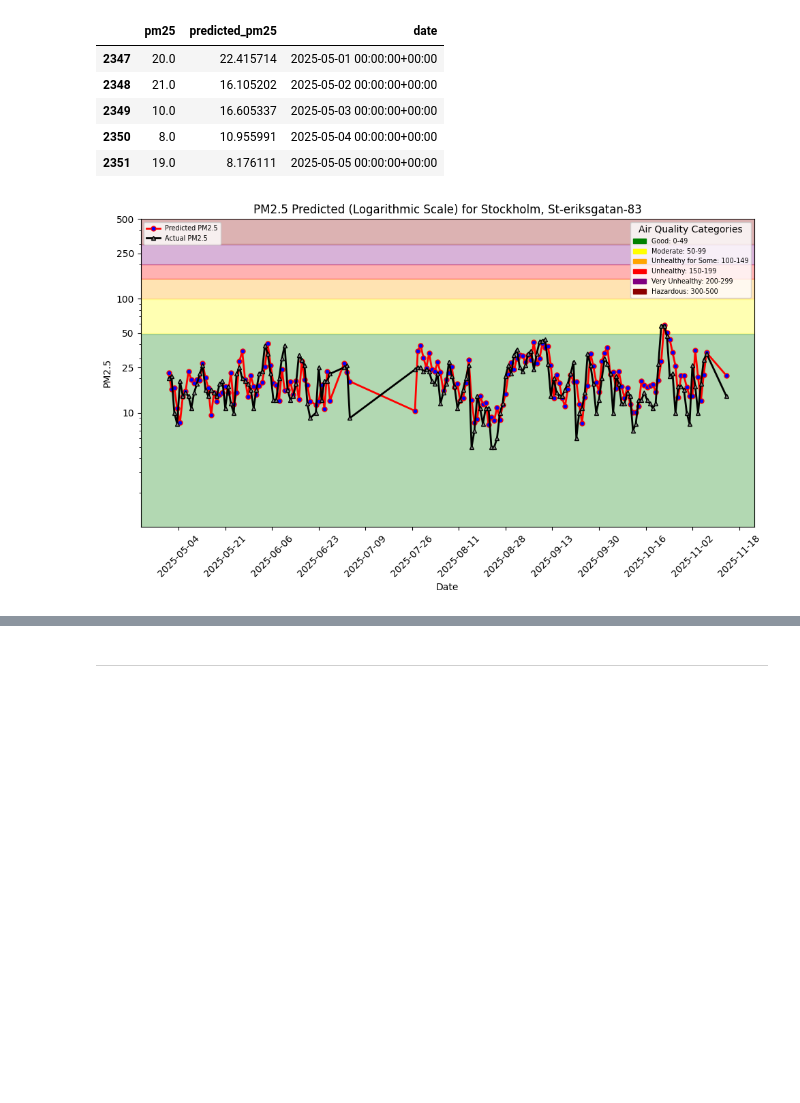
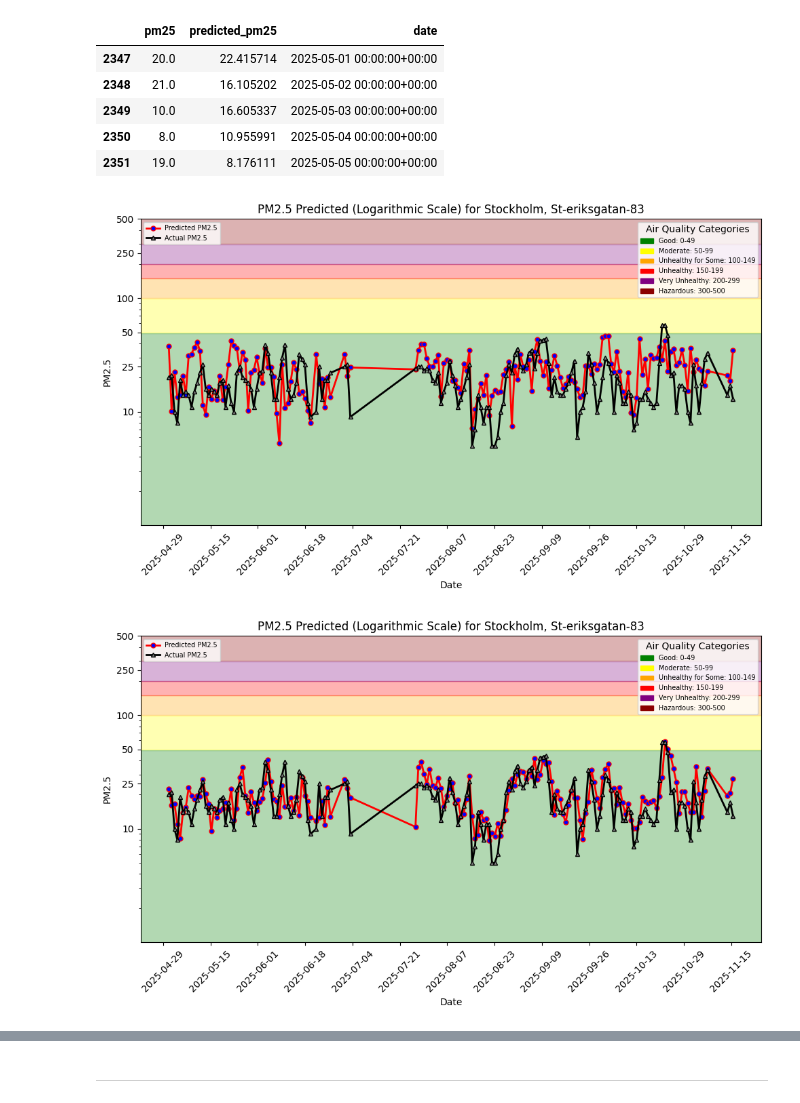
Before and after one commit to featurestorebook/mlfs-book, a Jupyter notebook: notebooks/airquality/3_air_quality_training_pipeline.ipynb, the cells around one changed output, grey strips where cells are left out. Saved outputs shown, nothing was run; the diff lists cells and outputs as text; code cells hidden in the pictures; blank space fills up the shorter version.

```diff
--- a/notebooks/airquality/3_air_quality_training_pipeline.ipynb
+++ b/notebooks/airquality/3_air_quality_training_pipeline.ipynb
@@ -241,7 +300,13 @@ df['predicted_pm25'] = y_pred
 # %%
-df['date'] = X_test['date']
-df = df.sort_values(by=['date'])
-df.head(5)
+# ------------ NO LAG -------
+df_no_lag['date'] = X_test_no_lag['date']
+df_no_lag = df_no_lag.sort_values(by=['date'])
+df_no_lag.head(5)
+
+# ------------ LAG ----------
+df_lag['date'] = X_test_lag['date']
+df_lag = df_lag.sort_values(by=['date'])
+df_lag.head(5)
 # %% [output]
 |  | pm25 | predicted_pm25 | date |
 | 2347 | 20.0 | 22.415714 | 2025-05-01 00:00:00+00:00 |
@@ -251,18 +316,34 @@ df.head(5)
 | 2351 | 19.0 | 8.176111 | 2025-05-05 00:00:00+00:00 |
 # %%
 # Creating a directory for the model artifacts if it doesn't exist
-model_dir = "air_quality_model"
-if not os.path.exists(model_dir):
-    os.mkdir(model_dir)
-images_dir = model_dir + "/images"
-if not os.path.exists(images_dir):
-    os.mkdir(images_dir)
+# ------- No LAG -------
+model_dir_no_lag = "air_quality_model_no_lag"
+if not os.path.exists(model_dir_no_lag):
+    os.mkdir(model_dir_no_lag)
+images_dir_no_lag = model_dir_no_lag + "/images"
+if not os.path.exists(images_dir_no_lag):
+    os.mkdir(images_dir_no_lag)
+
+# ------- LAG -------
+model_dir_lag = "air_quality_model_lag"
+if not os.path.exists(model_dir_lag):
+    os.mkdir(model_dir_lag)
+images_dir_lag = model_dir_lag + "/images"
+if not os.path.exists(images_dir_lag):
+    os.mkdir(images_dir_lag)
 # %%
-file_path = images_dir + "/pm25_hindcast.png"
-plt = util.plot_air_quality_forecast(city, street, df, file_path, hindcast=True)
+# ------- No LAG -------
+file_path_no_lag = images_dir_no_lag + "/pm25_hindcast.png"
+plt = util.plot_air_quality_forecast(city, street, df_no_lag, file_path_no_lag, hindcast=True)
 plt.show()
+
+# ------- LAG -------
+file_path = images_dir_lag + "/pm25_hindcast.png"
+plt = util.plot_air_quality_forecast(city, street, df_lag, file_path, hindcast=True)
+plt.show()
 # %% [output]
-[figure, old version]
+[figure, new version]
+[figure, added]
 # %%
 # Plotting feature importances using the plot_importance function from XGBoost
 
```
Also changed, not shown: parts of 14 cells of this notebook, 15 other files.
